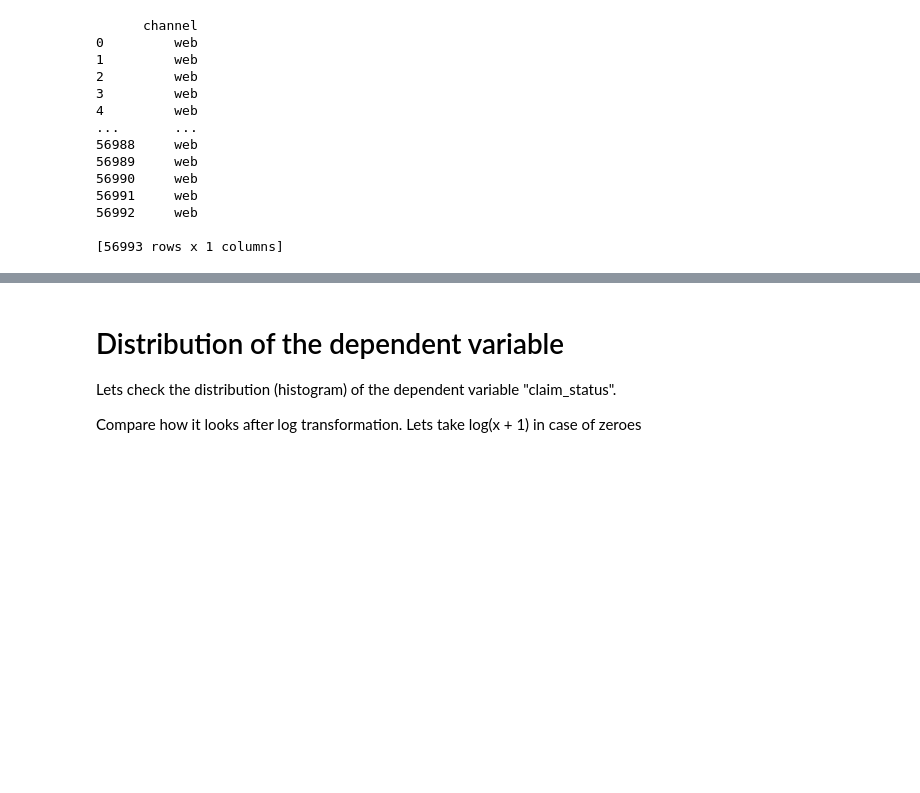
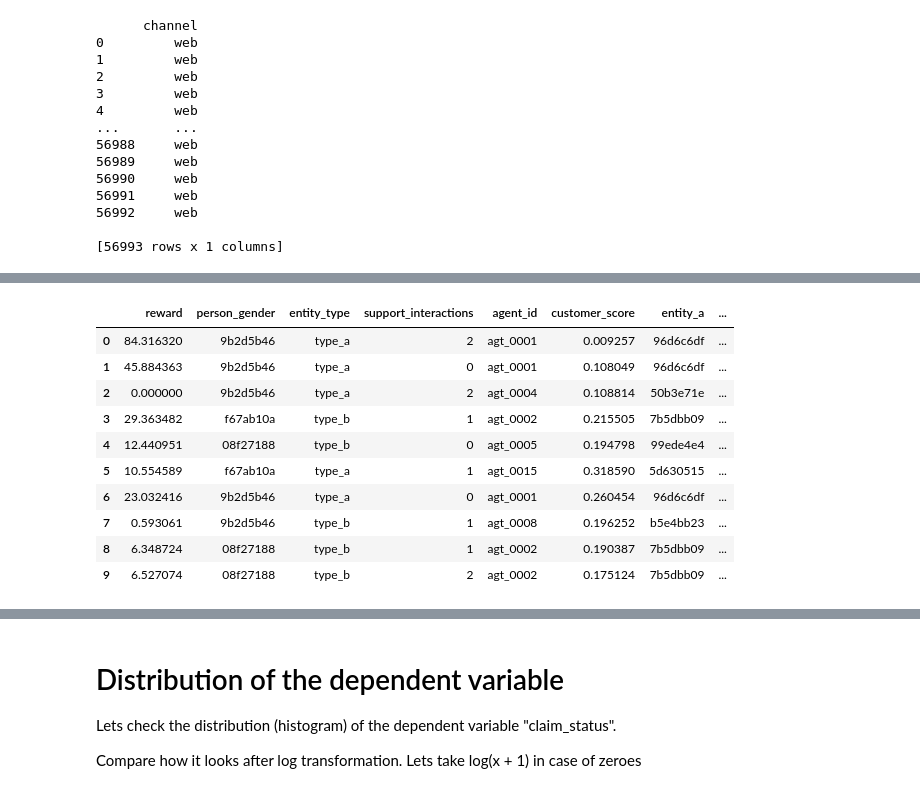
Before and after one commit to AliaksandraLabko/ML, a Jupyter notebook: ML02_data_preparation.ipynb, the cells around one changed output, grey strips where cells are left out. Drawn from its saved outputs; the diff is of its cells as text; code cells hidden in the pictures; blank space fills up the shorter version.

```diff
--- a/ML02_data_preparation.ipynb
+++ b/ML02_data_preparation.ipynb
@@ -51,6 +52,8 @@ print("Files in directory:", os.listdir())
 # %% [output]
 Current directory: C:\Users\stran\AppData\Local\Programs\Microsoft VS Code\ML
 Files in directory: ['.git', 'insurance_test.csv', 'insurance_train.csv', 'ML02_data_preparation.ipynb', 'README.md']
+# %%
+INS_test = pd.read_csv("insurance_test.csv")
 # %%
 # lets import data
 INS = pd.read_csv("insurance_train.csv")
@@ -395,0 +416,15 @@ INS.head(10)
+# %%
+INS_test.drop(variables_nzv, axis = 1, inplace = True)
+INS_test.head(10)
+# %% [output]
+|  | reward | person_gender | entity_type | support_interactions | agent_id | customer_score | entity_a | ... |
+| 0 | 84.316320 | 9b2d5b46 | type_a | 2 | agt_0001 | 0.009257 | 96d6c6df | ... |
+| 1 | 45.884363 | 9b2d5b46 | type_a | 0 | agt_0001 | 0.108049 | 96d6c6df | ... |
+| 2 | 0.000000 | 9b2d5b46 | type_a | 2 | agt_0004 | 0.108814 | 50b3e71e | ... |
+| 3 | 29.363482 | f67ab10a | type_b | 1 | agt_0002 | 0.215505 | 7b5dbb09 | ... |
+| 4 | 12.440951 | 08f27188 | type_b | 0 | agt_0005 | 0.194798 | 99ede4e4 | ... |
+| 5 | 10.554589 | f67ab10a | type_a | 1 | agt_0015 | 0.318590 | 5d630515 | ... |
+| 6 | 23.032416 | 9b2d5b46 | type_a | 0 | agt_0001 | 0.260454 | 96d6c6df | ... |
+| 7 | 0.593061 | 9b2d5b46 | type_b | 1 | agt_0008 | 0.196252 | b5e4bb23 | ... |
+| 8 | 6.348724 | 08f27188 | type_b | 1 | agt_0002 | 0.190387 | 7b5dbb09 | ... |
+| 9 | 6.527074 | 08f27188 | type_b | 2 | agt_0002 | 0.175124 | 7b5dbb09 | ... |
```
Also changed, not shown: parts of 37 cells of this notebook.
